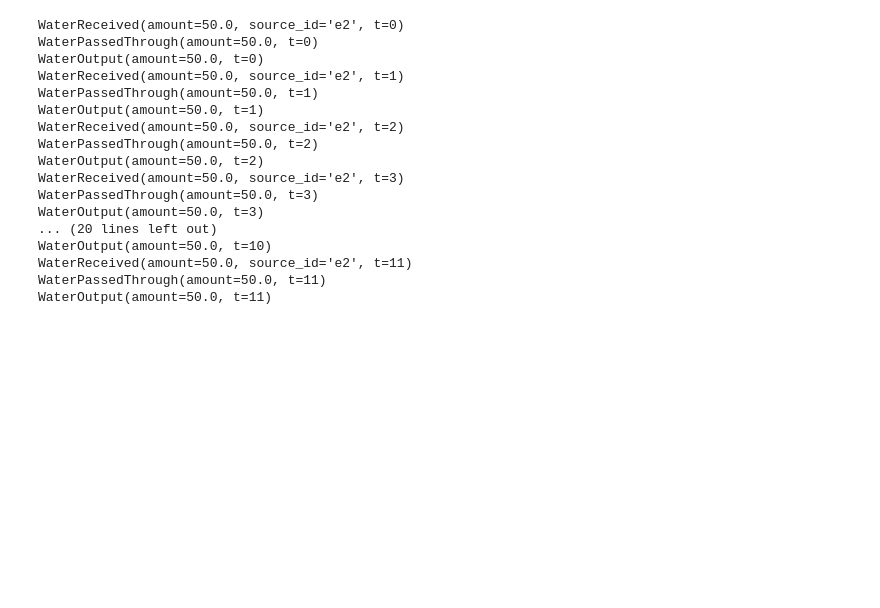
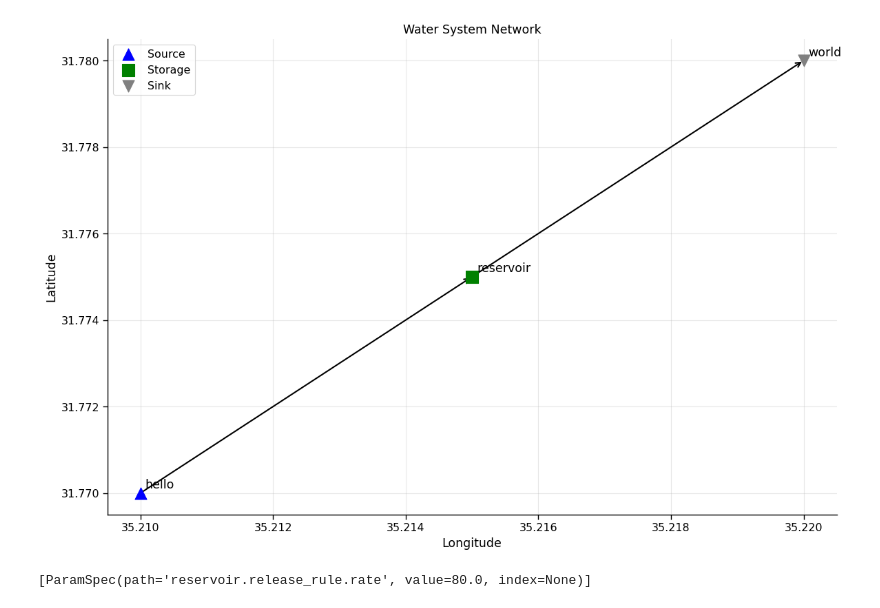
Before and after one commit to hydrosolutions/taqsim, a Jupyter notebook: notebooks/trying.ipynb, the cells around one changed output. Cells and saved outputs as stored; diff of their text form; code cells hidden in the pictures; blank space fills up the shorter version.

```diff
--- a/notebooks/trying.ipynb
+++ b/notebooks/trying.ipynb
@@ -151,21 +9,29 @@ total_received = sum(e.amount for e in city.events_of_type(WaterReceived))
-# %%
-for event in turbine.events:
-    print(event)
-# %% [output]
-WaterReceived(amount=50.0, source_id='e2', t=0)
-WaterPassedThrough(amount=50.0, t=0)
-WaterOutput(amount=50.0, t=0)
-WaterReceived(amount=50.0, source_id='e2', t=1)
-WaterPassedThrough(amount=50.0, t=1)
-WaterOutput(amount=50.0, t=1)
-WaterReceived(amount=50.0, source_id='e2', t=2)
-WaterPassedThrough(amount=50.0, t=2)
-WaterOutput(amount=50.0, t=2)
-WaterReceived(amount=50.0, source_id='e2', t=3)
-WaterPassedThrough(amount=50.0, t=3)
-WaterOutput(amount=50.0, t=3)
-... (20 lines left out)
-WaterOutput(amount=50.0, t=10)
-WaterReceived(amount=50.0, source_id='e2', t=11)
-WaterPassedThrough(amount=50.0, t=11)
-WaterOutput(amount=50.0, t=11)
+# %%
+@dataclass(frozen=True)
+class FixedRelease(Strategy):
+    __params__: ClassVar[tuple[str, ...]] = ("rate",)
+    rate: float = 50.0
+
+    def release(self, storage, dead_storage, capacity, inflow, t, dt):
+        available = storage - dead_storage
+        return min(self.rate * dt, available)
+# %%
+class NoLoss:
+    def calculate(self, flow, capacity, t, dt):
+        return {}
+
+system = WaterSystem()
+system.add_node(Source(id="hello", inflow=TimeSeries([100]*12), location=(31.77, 35.21)))
+system.add_node(Storage(id="reservoir", capacity=500, release_rule=FixedRelease(rate=80.0), location=(31.775, 35.215), loss_rule=NoLoss()))
+system.add_node(Sink(id="world", location=(31.78, 35.22)))
+system.add_edge(Edge(id="e", source="hello", target="reservoir", capacity=100, loss_rule=NoLoss()))
+system.add_edge(Edge(id="e2", source="reservoir", target="world", capacity=100, loss_rule=NoLoss()))
+system.validate()
+
+system.visualize()
+# %% [output]
+[figure, added]
+# %%
+system.param_schema()
+# %% [output]
+[ParamSpec(path='reservoir.release_rule.rate', value=80.0, index=None)]
```
Also changed, not shown: parts of 3 cells of this notebook, 1 other file.
